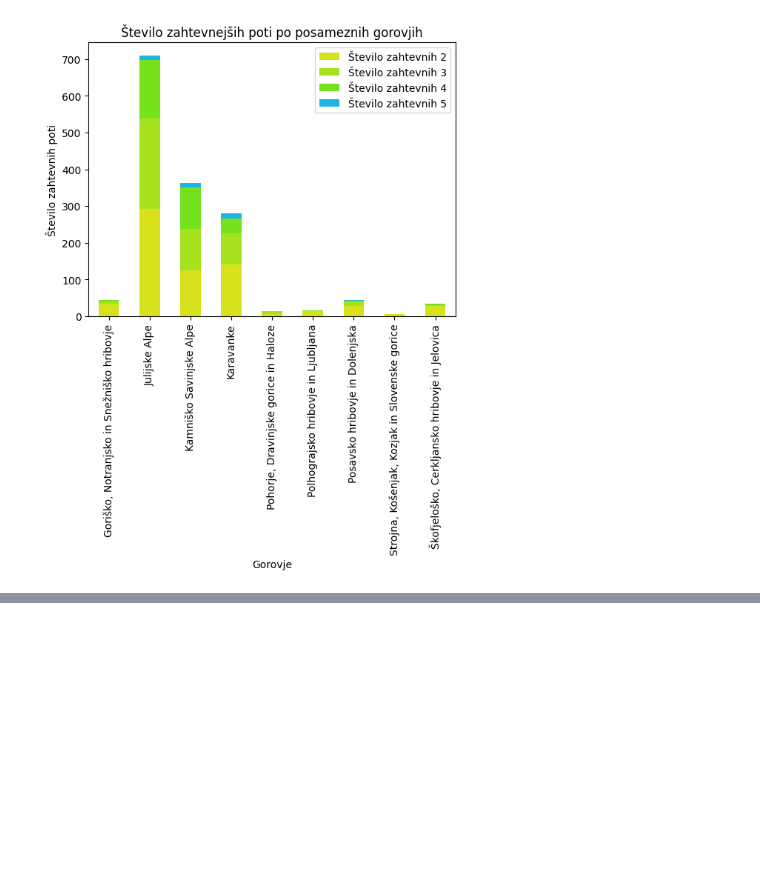
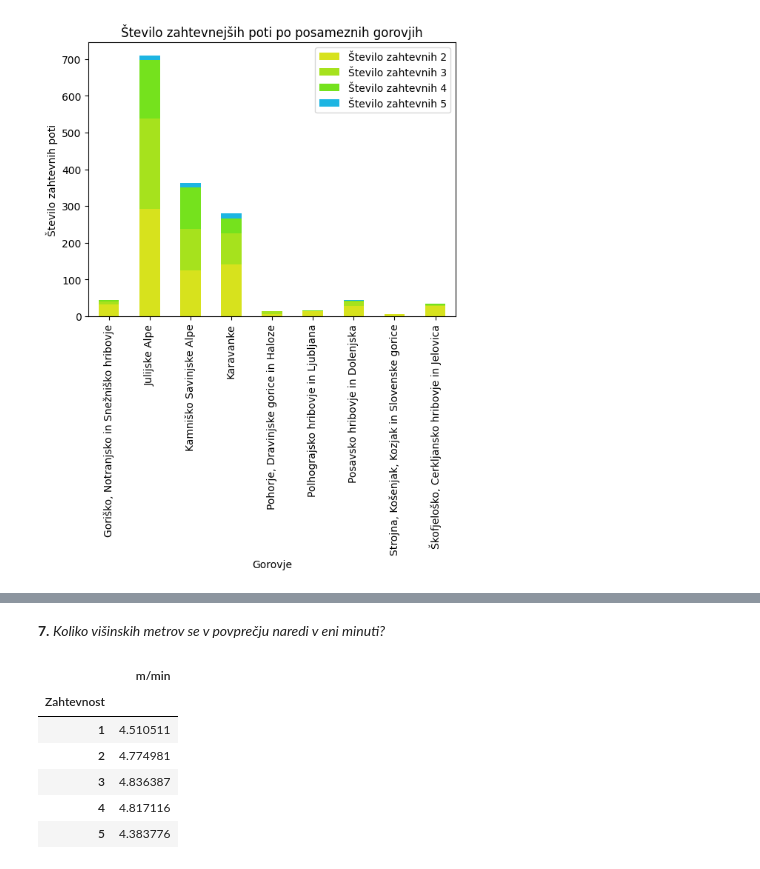
Before and after one commit to AndrazKukovicic/Hribi_projektna_naloga, a Jupyter notebook: Analiza_podatkov.ipynb, the cells around one changed output, grey strips where cells are left out. Saved outputs shown, nothing was run; the diff lists cells and outputs as text; code cells hidden in the pictures; blank space fills up the shorter version.

```diff
--- a/Analiza_podatkov.ipynb
+++ b/Analiza_podatkov.ipynb
@@ -227,0 +299,15 @@ poZahtevnosti
+# %% [markdown]
+**7.** *Koliko višinskih metrov se v povprečju naredi v eni minuti?*
+# %%
+višinskaM = potiv.groupby('Zahtevnost').Višinska_razlika.mean()
+časM = potiv.join(poti['Čas']).groupby('Zahtevnost').Čas.mean()
+metri_na_min = višinskaM / časM
+metri_na_min.to_frame('m/min')
+# %% [output]
+|  | m/min |
+| Zahtevnost |  |
+| 1 | 4.510511 |
+| 2 | 4.774981 |
+| 3 | 4.836387 |
+| 4 | 4.817116 |
+| 5 | 4.383776 |
```
Also changed, not shown: parts of 10 cells of this notebook.
